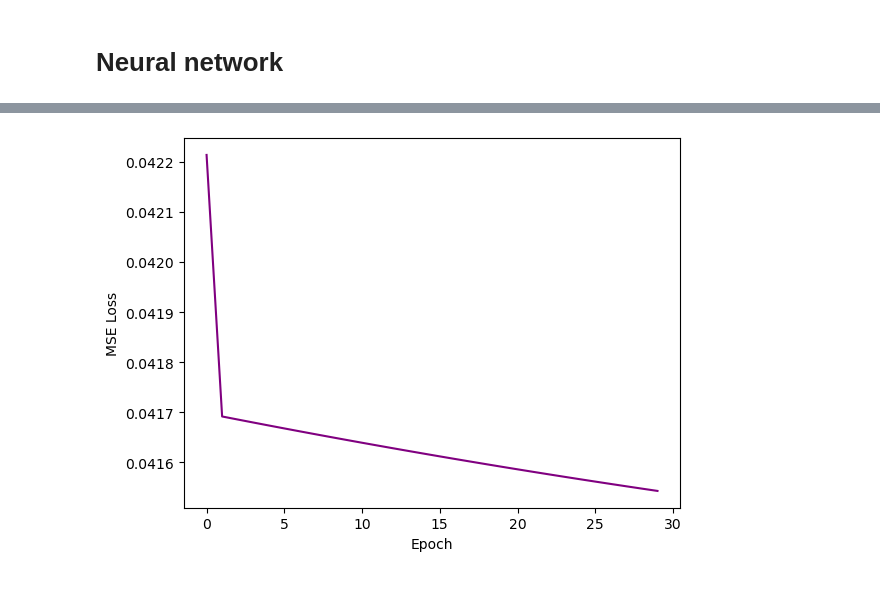
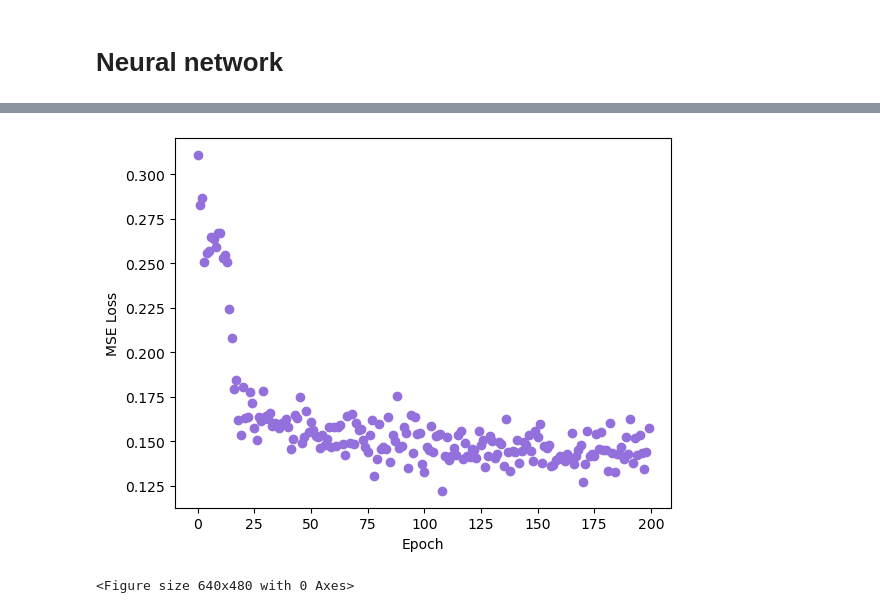
Before and after one commit to violetzheng/dl-est-param, a Jupyter notebook: birth_death_trees.ipynb, the cells around one changed output, grey strips where cells are left out. Cells and saved outputs as stored; diff of their text form; code cells hidden in the pictures.

```diff
--- a/birth_death_trees.ipynb
+++ b/birth_death_trees.ipynb
@@ -126,7 +167,7 @@ for tree in simulated_trees:
     bio_phylo_tree = Phylo.read(file, "newick")
     bio_phylo_simulated_trees.append(bio_phylo_tree)
 # %%
-x,y = bio_phylo_simulated_trees, matching_parameters
+x,y = bio_phylo_simulated_trees, get_pickled_param
 
 y=np.array(y)
 x_train, x_test, y_train, y_test = train_test_split(x, y, test_size=0.33, random_state=5)
@@ -183,7 +237,7 @@ class myModel(nn.Module):
     def __init__(self, input_dim: int,
                hidden_dim: int, output_dim: int):
         super(myModel,self).__init__()
-        self.recursive_tree_processor = treeProcessor(4, 4, 2)
+        self.recursive_tree_processor = treeProcessor(6, 10, 2)
         self.myModel=nn.Sequential(
             nn.Linear(input_dim, hidden_dim),
             nn.Sigmoid(),
@@ -194,7 +248,7 @@ class myModel(nn.Module):
     def forward(self,tree):
         dict = vectorize_dict(get_living_times(tree, tree.root))
         x=self.myModel((self.recursive_tree_processor(tree.root,dict)).reshape(1,2))
-        x.requires_grad_(True)
+        #x.requires_grad_(True)
         return x
 # %%
 input_dim = 2
@@ -221,4 +275,4 @@ myModel(
 )
 # %%
 loss_func = nn.MSELoss()
-optimizer = torch.optim.SGD(model.parameters(), lr=0.01)
+optimizer = torch.optim.SGD(model.parameters(), lr=0.1) #TOO HIGH LEARNING RATE
@@ -225,16 +296,15 @@ optimizer = torch.optim.SGD(model.parameters(), lr=0.01)
 # %%
-e = []
-l = []
-
-for epoch in range(30):
+for epoch in range(100,200):
     total_loss = 0  # Initialize total loss for the epoch
     for param in model.parameters():
         param.requires_grad_(True)
 
-    for i in range(len(x_train)):
+    for _ in range(len(x_train)):
+        i = random.randint(0,len(x_train)-1)
         predict_y = model(x_train[i]).squeeze(0)
+        #print(predict_y)
         loss = loss_func(predict_y, y_train[i])
-        total_loss += loss.item()
+        total_loss = total_loss + loss.item()
 
         # Backward and optimization steps
         loss.backward()
@@ -243,7 +313,7 @@ for epoch in range(30):
         predict_y.detach()
 
     # Print average loss for the epoch
-    avg_loss = total_loss / len(x_train)
+    avg_loss = total_loss / (len(x_train))
     print(f'Epoch {epoch}, Average Loss: {avg_loss}')
 
     # Append to lists for plotting or analysis
@@ -270,10 +340,12 @@ Epoch 29, Average Loss: 0.041543113430278944
 # %%
-plt.plot(np.array(e), np.array(l), color='purple')
+plt.scatter(np.array(e), np.array(l), color='mediumpurple')
 plt.xlabel("Epoch")
 plt.ylabel("MSE Loss")
 plt.show()
+plt.savefig("epoch_BD1.svg")
 # %% [output]
-[figure, old version]
+[figure, new version]
+<Figure size 640x480 with 0 Axes>
 # %%
 PATH = './tree_model.pth'
 torch.save(model.state_dict(), PATH)
```
Also changed, not shown: parts of 21 cells of this notebook, 2 other files.
